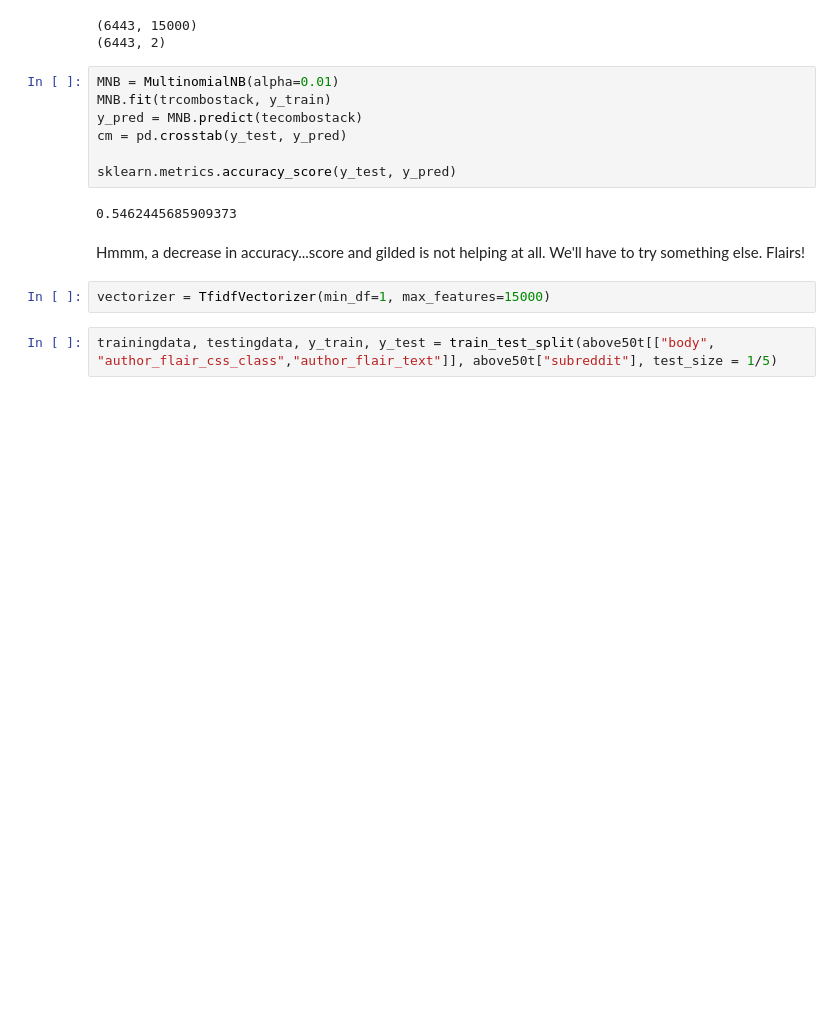
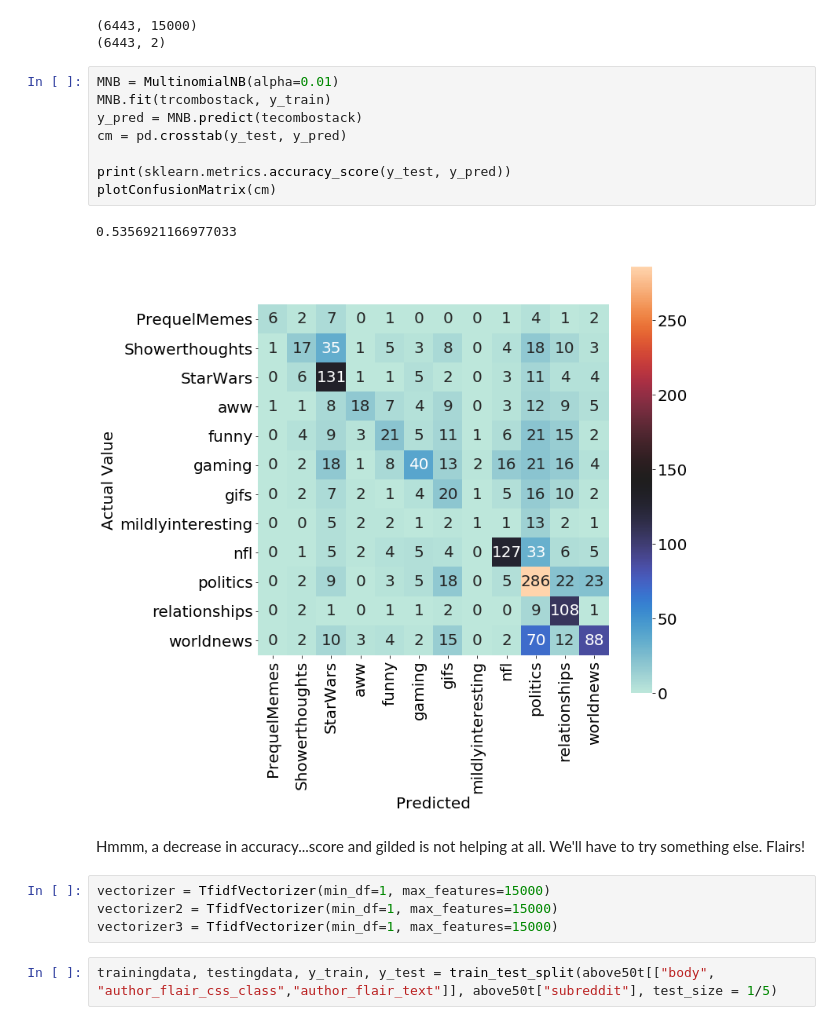
Before and after one commit to Data-Science-for-Linguists-2019/Reddit-Comment-Analysis, a Jupyter notebook: current_phase/phase3progress.ipynb, the cells around one changed output. Drawn from its saved outputs; the diff is of its cells as text; blank space fills up the shorter version.

```diff
--- a/current_phase/phase3progress.ipynb
+++ b/current_phase/phase3progress.ipynb
@@ -350,16 +339,20 @@ tecombostack = hstack([testtf, numberfeaturete])
 # %%
 MNB = MultinomialNB(alpha=0.01)
 MNB.fit(trcombostack, y_train)
 y_pred = MNB.predict(tecombostack)
 cm = pd.crosstab(y_test, y_pred)
 
-sklearn.metrics.accuracy_score(y_test, y_pred)
+print(sklearn.metrics.accuracy_score(y_test, y_pred))
+plotConfusionMatrix(cm)
 # %% [output]
-0.5462445685909373
+0.5356921166977033
+[figure, added]
 # %% [markdown]
 <p>Hmmm, a decrease in accuracy...score and gilded is not helping at all. We'll have to try something else. Flairs!</p>
 # %%
 vectorizer = TfidfVectorizer(min_df=1, max_features=15000)
+vectorizer2 = TfidfVectorizer(min_df=1, max_features=15000)
+vectorizer3 = TfidfVectorizer(min_df=1, max_features=15000)
 # %%
 trainingdata, testingdata, y_train, y_test = train_test_split(above50t[["body", "author_flair_css_class","author_flair_text"]], above50t["subreddit"], test_size = 1/5)
 # %%
```
Also changed, not shown: parts of 16 cells of this notebook, 1 other file.
